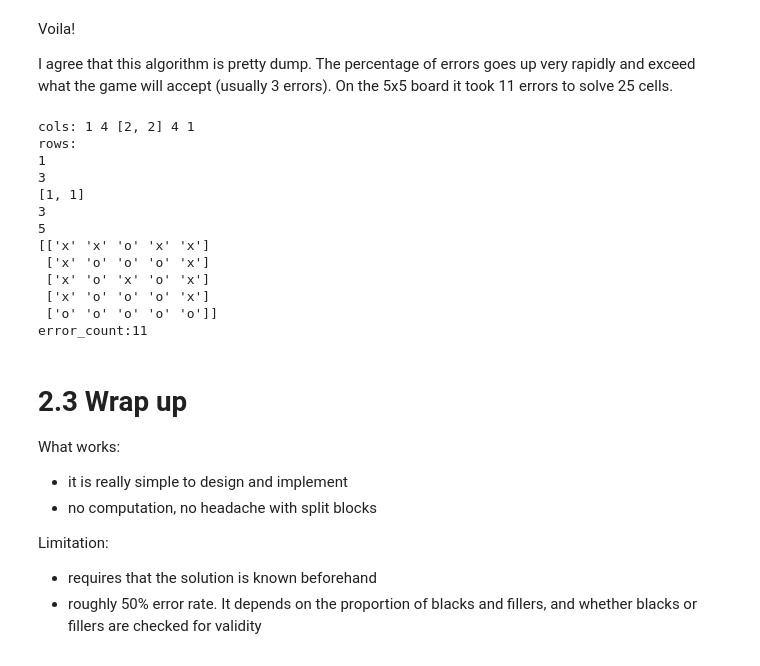
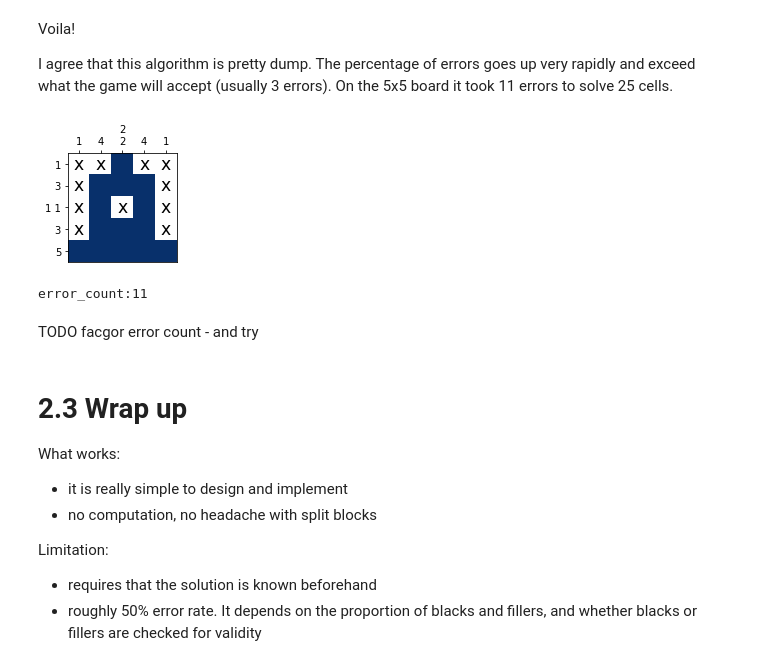
Before and after one commit to cfalguiere/python_experiments, a Jupyter notebook: nono/05-POCs.ipynb, the cells around one changed output. Cells and saved outputs as stored; diff of their text form; code cells hidden in the pictures.

```diff
--- a/nono/05-POCs.ipynb
+++ b/nono/05-POCs.ipynb
@@ -284,34 +63,28 @@ error_count:1
 Voila!
 
 I agree that this algorithm is pretty dump. The percentage of errors goes up very rapidly and exceed what the game will accept (usually 3 errors). On the 5x5 board it took 11 errors to solve 25 cells.
-# %%
-engine = GameEngine(clues5x5s, solution5x5s)
-board5x5s = Board(clues5x5s)
-error_count = 0
-for row in range(board5x5s.height):
-    for col in range(board5x5s.width):
-        if engine.is_action_valid(row, col, BoardMark.BLACK):
-            board5x5s.mark(row, col, BoardMark.BLACK)
-        else:
-            error_count += 1
-            board5x5s.mark(row, col, BoardMark.FILLER)
-
-board5x5s.prettyprint()
-print(f"error_count:{error_count}")
-# %% [output]
-cols: 1 4 [2, 2] 4 1
-rows:
-1
-3
-[1, 1]
-3
-5
-[['x' 'x' 'o' 'x' 'x']
- ['x' 'o' 'o' 'o' 'x']
- ['x' 'o' 'x' 'o' 'x']
- ['x' 'o' 'o' 'o' 'x']
- ['o' 'o' 'o' 'o' 'o']]
-error_count:11
+# %%
+# create the game engine
+puzzle5x5s = Puzzle(clues5x5s)
+game5x5s = GameEngine(puzzle5x5s, solution5x5s)
+board5x5s = game5x5s.board
+
+error_count = 0
+for row in range(board5x5s.height):
+    for col in range(board5x5s.width):
+        if game5x5s.is_action_valid(row, col, BoardMark.BLACK):
+            board5x5s.mark(row, col, BoardMark.BLACK)
+        else:
+            error_count += 1
+            board5x5s.mark(row, col, BoardMark.FILLER)
+
+game5x5s.show_board()
+print(f"error_count:{error_count}")
+# %% [output]
+[figure, added]
+error_count:11
+# %% [markdown]
+TODO facgor error count - and try
 # %% [markdown]
 # 2.3  Wrap up
 
```
Also changed, not shown: parts of 77 cells of this notebook, 2 other files.
